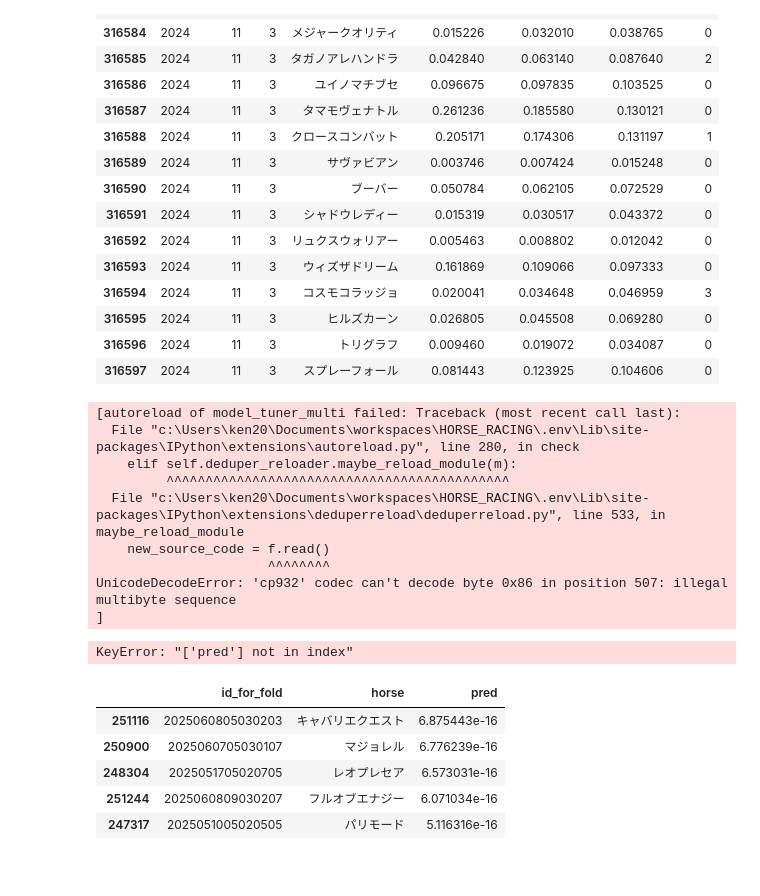
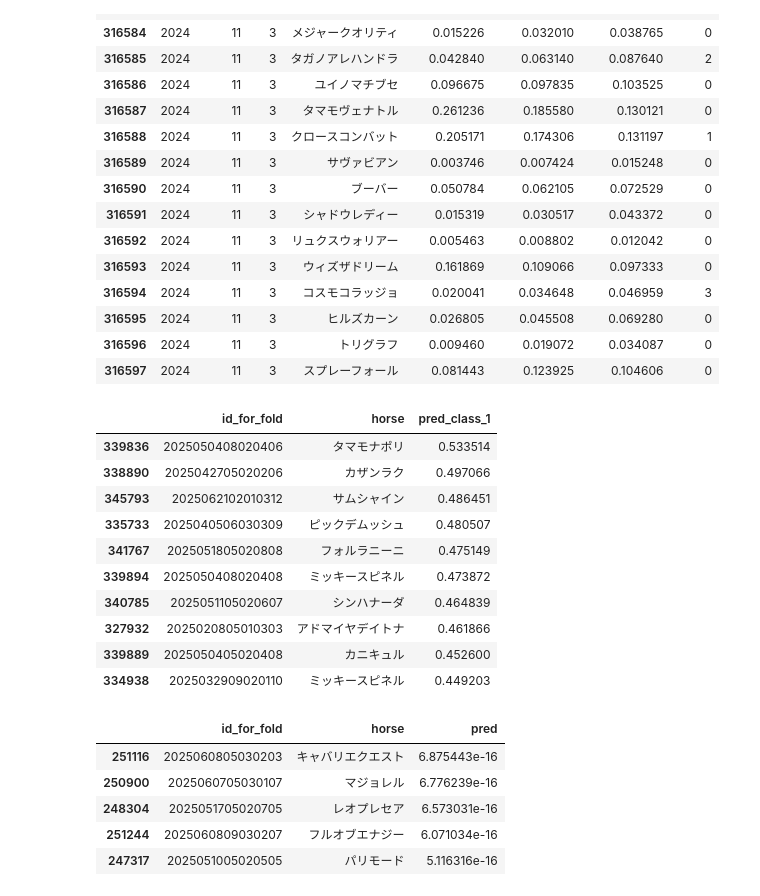
Before and after one commit to NaganagaKen/HORSE_RACING, a Jupyter notebook: Notebook/JV_eda.ipynb, the cells around one changed output. Cells and saved outputs as stored; diff of their text form; code cells hidden in the pictures.

```diff
--- a/Notebook/JV_eda.ipynb
+++ b/Notebook/JV_eda.ipynb
@@ -246,19 +224,20 @@ tmp
 | 316596 | 2024 | 11 | 3 | トリグラフ | 0.009460 | 0.019072 | 0.034087 | 0 |
 | 316597 | 2024 | 11 | 3 | スプレーフォール | 0.081443 | 0.123925 | 0.104606 | 0 |
 # %%
-tmp = df_pred[["id_for_fold", "horse", "pred"]].sort_values("pred", ascending=False)
+tmp = df_pred[["id_for_fold", "horse", "pred_class_1"]].sort_values("pred_class_1", ascending=False)
 tmp.head(10)
 # %% [output]
-[autoreload of model_tuner_multi failed: Traceback (most recent call last):
-  File "c:\Users\ken20\Documents\workspaces\HORSE_RACING\.env\Lib\site-packages\IPython\extensions\autoreload.py", line 280, in check
-    elif self.deduper_reloader.maybe_reload_module(m):
-         ^^^^^^^^^^^^^^^^^^^^^^^^^^^^^^^^^^^^^^^^^^^^
-  File "c:\Users\ken20\Documents\workspaces\HORSE_RACING\.env\Lib\site-packages\IPython\extensions\deduperreload\deduperreload.py", line 533, in maybe_reload_module
-    new_source_code = f.read()
-                      ^^^^^^^^
-UnicodeDecodeError: 'cp932' codec can't decode byte 0x86 in position 507: illegal multibyte sequence
-]
-KeyError: "['pred'] not in index"
+|  | id_for_fold | horse | pred_class_1 |
+| 339836 | 2025050408020406 | タマモナポリ | 0.533514 |
+| 338890 | 2025042705020206 | カザンラク | 0.497066 |
+| 345793 | 2025062102010312 | サムシャイン | 0.486451 |
+| 335733 | 2025040506030309 | ピックデムッシュ | 0.480507 |
+| 341767 | 2025051805020808 | フォルラニーニ | 0.475149 |
+| 339894 | 2025050408020408 | ミッキースピネル | 0.473872 |
+| 340785 | 2025051105020607 | シンハナーダ | 0.464839 |
+| 327932 | 2025020805010303 | アドマイヤデイトナ | 0.461866 |
+| 339889 | 2025050405020408 | カニキュル | 0.452600 |
+| 334938 | 2025032909020110 | ミッキースピネル | 0.449203 |
 # %%
 df_pred[["id_for_fold", "horse", "pred"]].sort_values("pred", ascending=False).tail()
 # %% [output]
```
Also changed, not shown: parts of 6 cells of this notebook, 5 other files.
